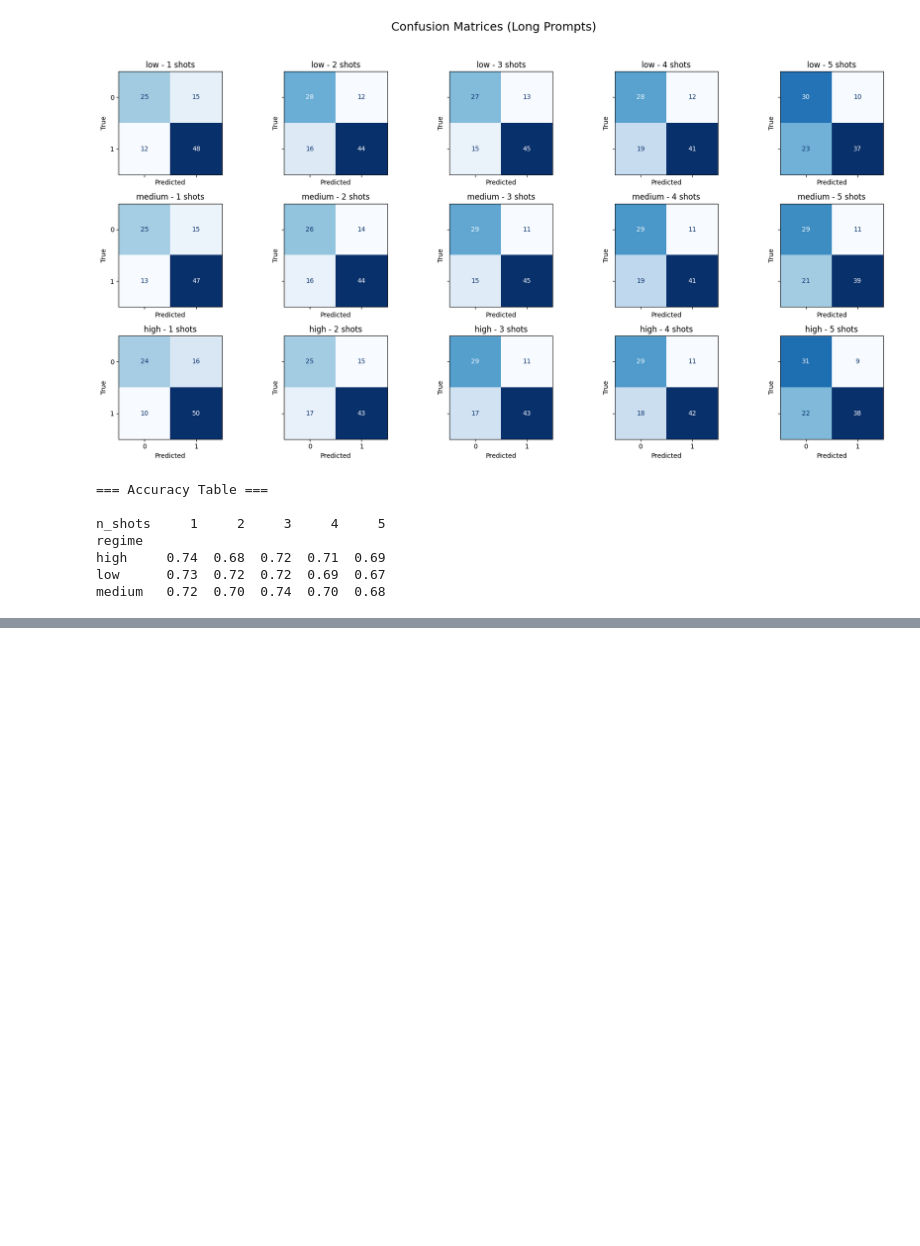
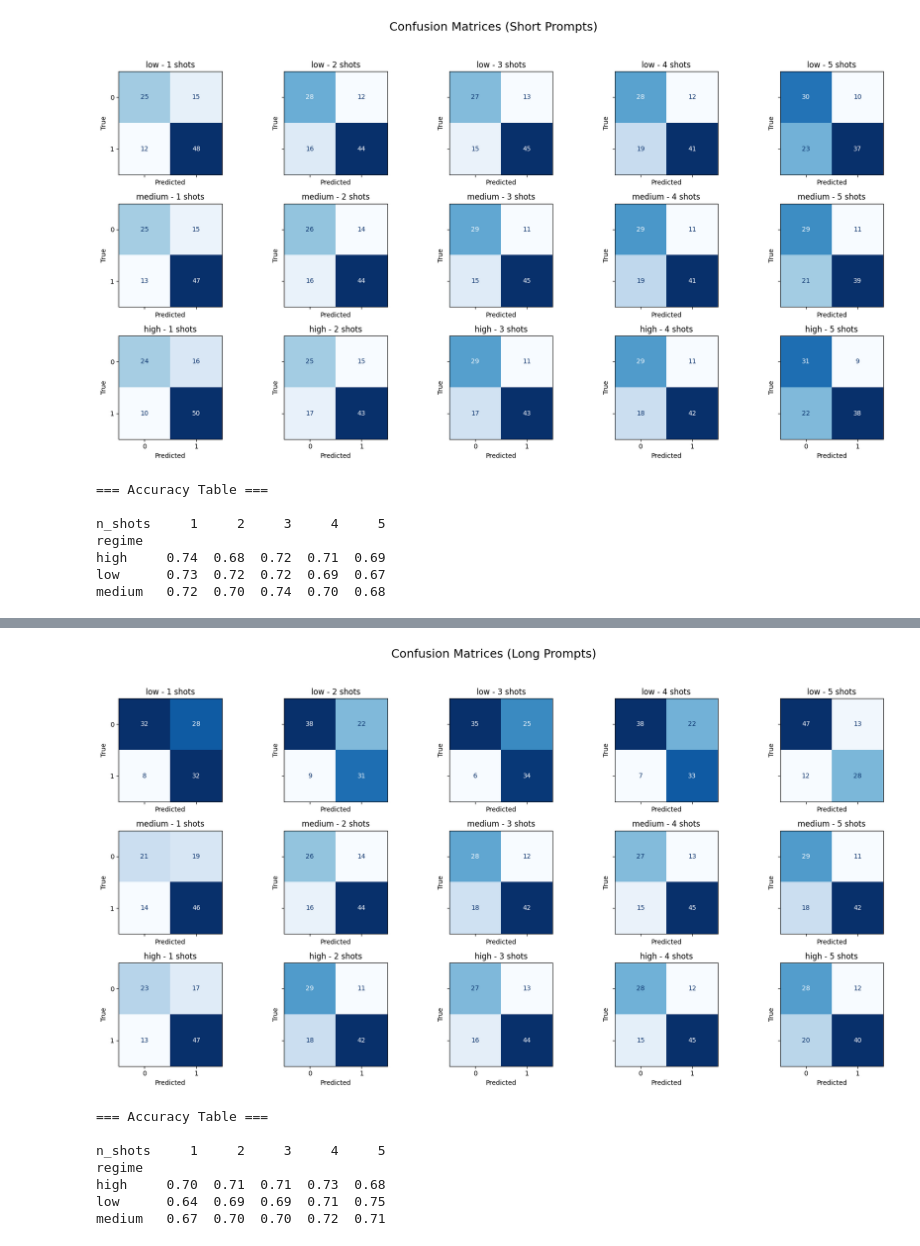
Before and after one commit to raphaelyana/normative_reasoning_and_stereotypes, a Jupyter notebook: experiment1_shot.ipynb, the cells around one changed output, grey strips where cells are left out. Saved outputs shown, nothing was run; the diff lists cells and outputs as text; code cells hidden in the pictures; blank space fills up the shorter version.

```diff
--- a/experiment1_shot.ipynb
+++ b/experiment1_shot.ipynb
@@ -691,3 +691,75 @@ regime
 high     0.74  0.68  0.72  0.71  0.69
 low      0.73  0.72  0.72  0.69  0.67
 medium   0.72  0.70  0.74  0.70  0.68
+# %%
+import pandas as pd
+import os
+import re
+from sklearn.metrics import classification_report, confusion_matrix, ConfusionMatrixDisplay
+import matplotlib.pyplot as plt
+
+results_dir = "results"
+records = []
+
+for regime in ["low", "medium", "high"]:
+    regime_path = os.path.join(results_dir, regime)
+    for file in os.listdir(regime_path):
+        if "manipulation_few_shot_prompt_long" in file and file.endswith(".csv"):
+            match = re.search(r"long_(\d)examples", file)
+            if not match:
+                continue
+            n_shots = int(match.group(1))
+            df = pd.read_csv(os.path.join(regime_path, file))
+            df["regime"] = regime
+            df["n_shots"] = n_shots
+            df["length"] = "long"
+            records.append(df)
+
+
+long_results = pd.concat(records, ignore_index=True)
+
+grouped = long_results.groupby(["regime", "n_shots"])
+
+for (regime, n_shots), group in grouped:
+    print(f"\n=== Regime: {regime.upper()}, Shots: {n_shots} ===")
+    y_true = group["true_label"].astype(int)
+    y_pred = group["pred_label"].astype(int)
+    print(classification_report(y_true, y_pred, digits=3))
+
+def plot_confusion_matrix_sklearn(y_true, y_pred, title="Confusion Matrix", ax=None):
+    cm = confusion_matrix(y_true, y_pred, labels=[0, 1])
+    disp = ConfusionMatrixDisplay(confusion_matrix=cm, display_labels=["0", "1"])
+    disp.plot(ax=ax, cmap="Blues", colorbar=False, values_format='d')
+    ax.set_title(title)
+    ax.set_xlabel("Predicted")
+    ax.set_ylabel("True")
+
+fig, axes = plt.subplots(3, 5, figsize=(18, 10), sharex=True, sharey=True)
+regimes = ["low", "medium", "high"]
+
+for i, regime in enumerate(regimes):
+    for j, shots in enumerate(range(1, 6)):
+        ax = axes[i, j]
+        subset = long_results[(long_results["regime"] == regime) & (long_results["n_shots"] == shots)]
+        if not subset.empty:
+            y_true = subset["true_label"].astype(int)
+            y_pred = subset["pred_label"].astype(int)
+            plot_confusion_matrix_sklearn(y_true, y_pred, title=f"{regime} - {shots} shots", ax=ax)
+        else:
+            ax.axis("off")
+
+fig.suptitle("Confusion Matrices (Long Prompts)", fontsize=18)
+plt.tight_layout(rect=[0, 0.03, 1, 0.95])
+plt.show()
+
+summary = (
+    long_results
+    .assign(correct=lambda df: df["true_label"] == df["pred_label"])
+    .groupby(["regime", "n_shots"])
+    .agg(accuracy=("correct", "mean"), count=("correct", "size"))
+    .reset_index()
+)
+
+print("\n=== Accuracy Table ===\n")
+print(summary.pivot(index="regime", columns="n_shots", values="accuracy").round(3))
+# %% [output]
@@ -693,0 +783,8 @@ medium   0.72  0.70  0.74  0.70  0.68
+[figure, added]
+=== Accuracy Table ===
+
+n_shots     1     2     3     4     5
+regime
+high     0.70  0.71  0.71  0.73  0.68
+low      0.64  0.69  0.69  0.71  0.75
+medium   0.67  0.70  0.70  0.72  0.71
```
Also changed, not shown: parts of 2 cells of this notebook, 8 other files.
